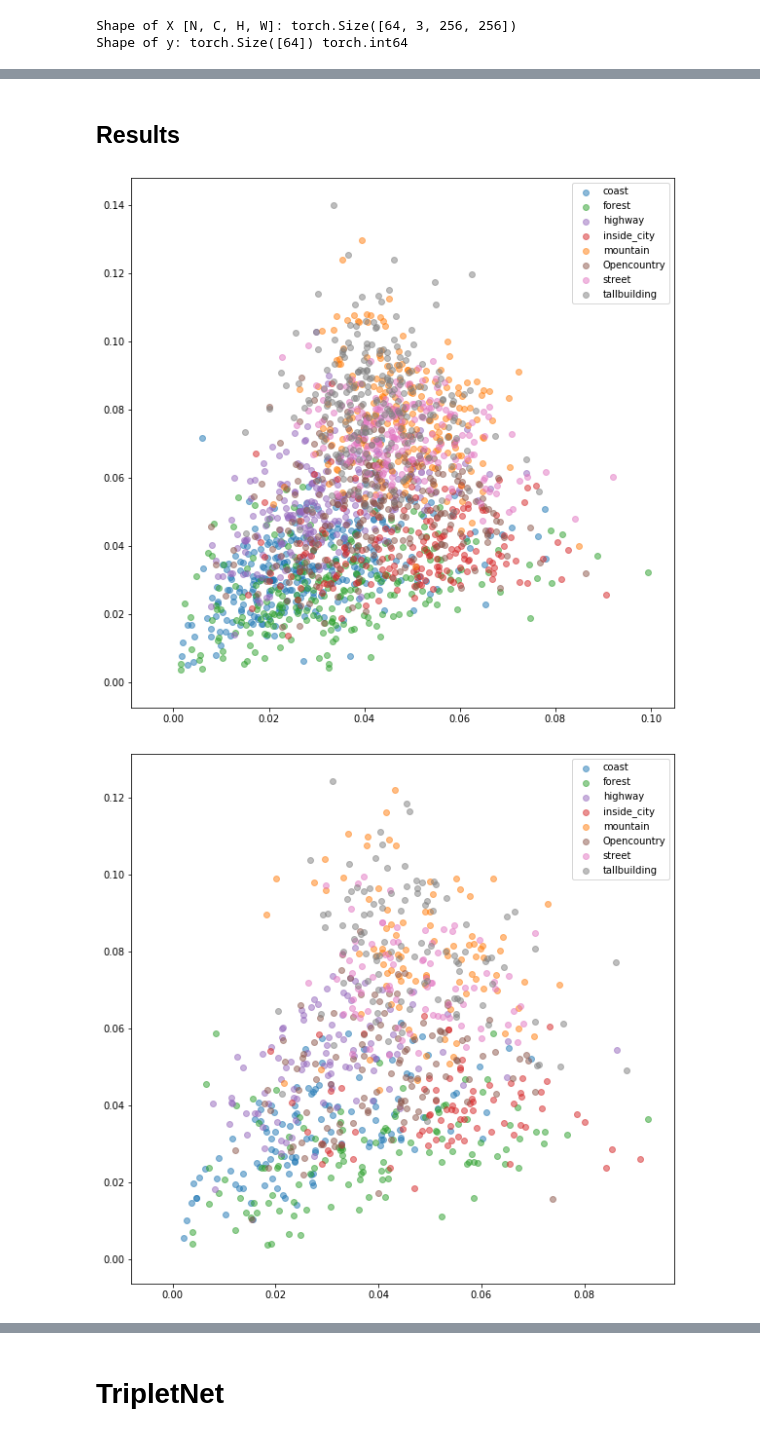
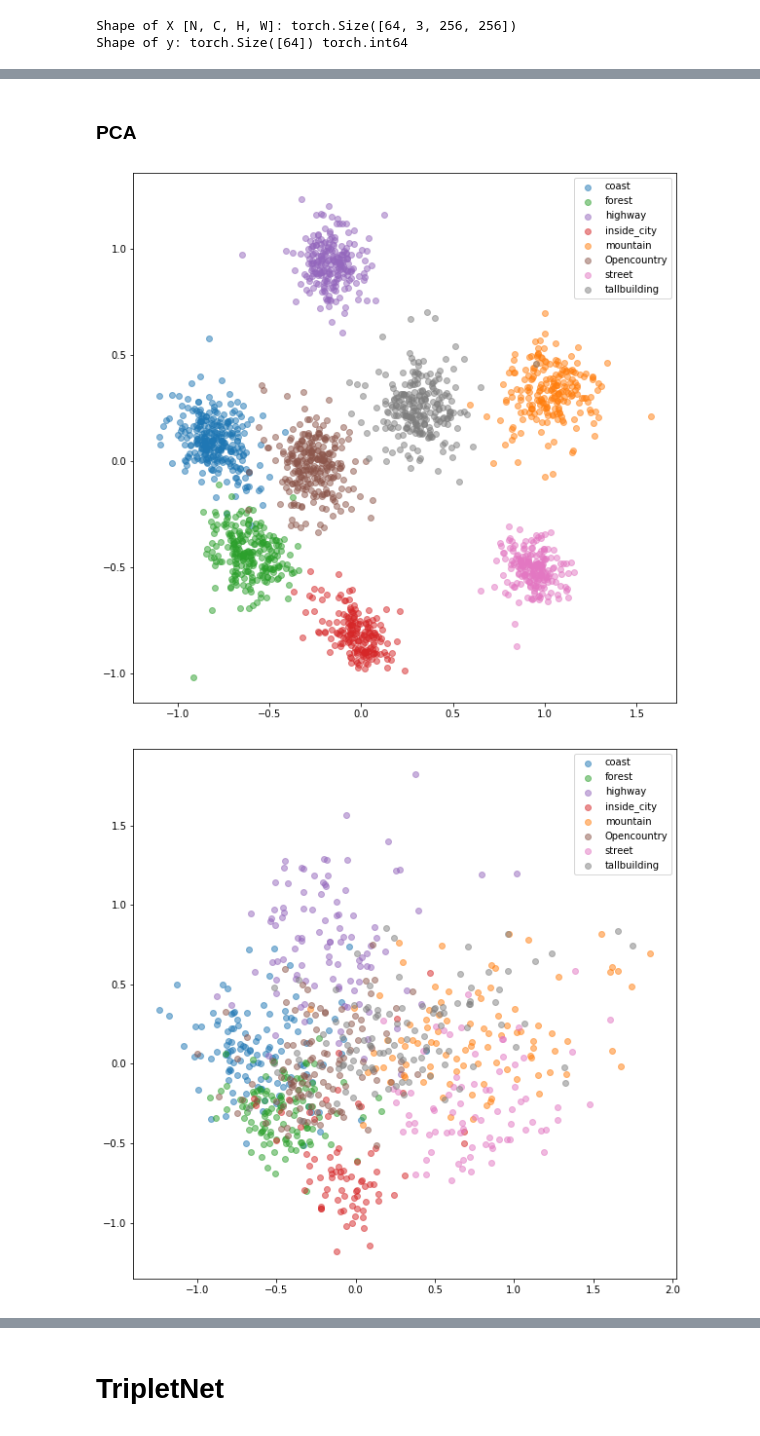
Before and after one commit to bersecke/MCV-2022-M5-Project, a Jupyter notebook: Week4/taskb.ipynb, the cells around one changed output, grey strips where cells are left out. Drawn from its saved outputs; the diff is of its cells as text; code cells hidden in the pictures.

```diff
--- a/Week4/taskb.ipynb
+++ b/Week4/taskb.ipynb
@@ -209,11 +223,17 @@ Epoch: 10/10. Validation set: Average loss: 0.0794
 # %% [markdown]
-## Results
+### PCA
-# %%
-from embeddings_utils import *
-train_embeddings_cl, train_labels_cl = extract_embeddings(train_loader, model, 256)
-plot_embeddings(train_embeddings_cl, train_labels_cl, mit_classes, colors)
-val_embeddings_cl, val_labels_cl = extract_embeddings(test_loader, model, 256)
-plot_embeddings(val_embeddings_cl, val_labels_cl, mit_classes, colors)
-# %% [output]
-[figure, removed]
-[figure, removed]
+# %%
+from sklearn.decomposition import PCA
+
+pca = PCA(n_components=2)
+components = pca.fit_transform(train_embeddings_cl)
+
+#train embeddings
+plot_embeddings(components, train_labels_cl, mit_classes, colors)
+
+#test embedings
+test_comp = pca.transform(test_embeddings_cl)
+plot_embeddings(test_comp, test_labels_cl, mit_classes, colors)
+# %% [output]
+[figure, added]
+[figure, added]
```
Also changed, not shown: parts of 16 cells of this notebook, 2 other files.
